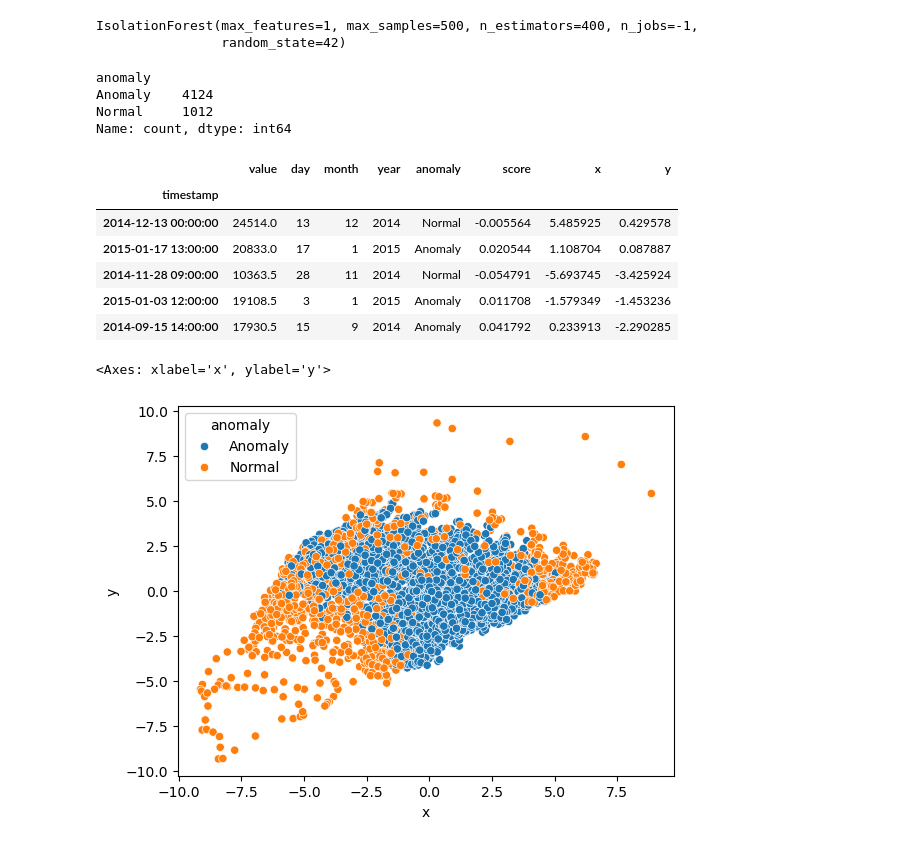
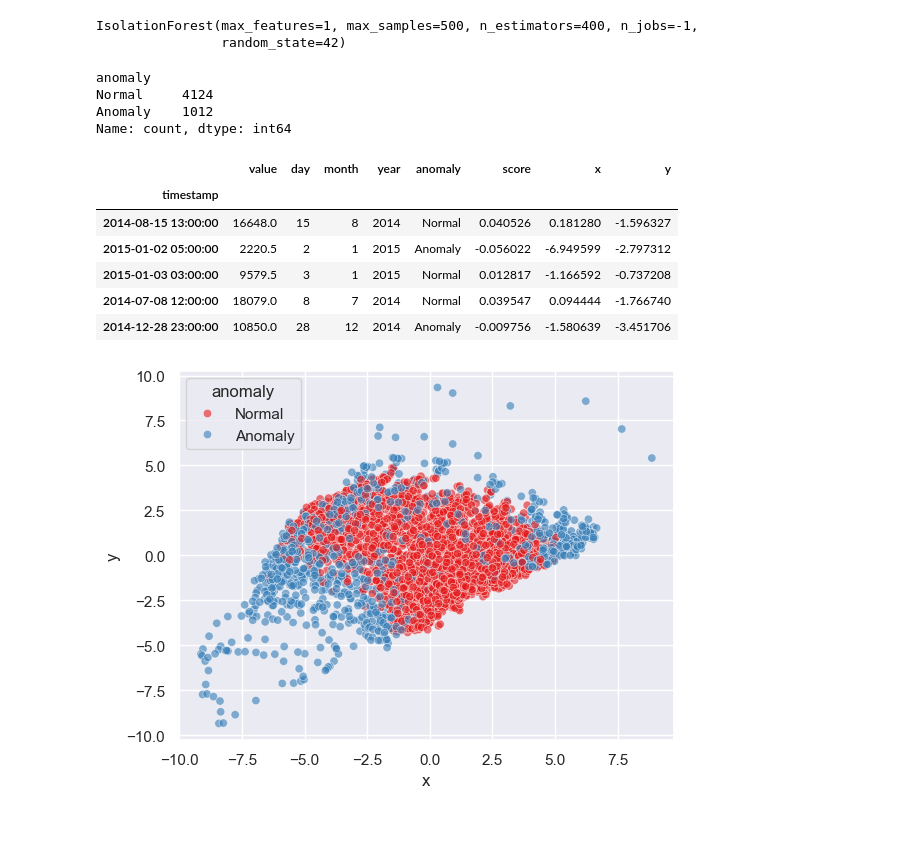
Before and after one commit to iamblack08/anomaly-detection, a Jupyter notebook: main.ipynb, the cells around one changed output. Saved outputs shown, nothing was run; the diff lists cells and outputs as text; code cells hidden in the pictures.

Commit message:
updated test with daily data

```diff
--- a/main.ipynb
+++ b/main.ipynb
@@ -6,6 +6,8 @@ import seaborn as sns
 from sklearn.preprocessing import StandardScaler
 from sklearn.ensemble import IsolationForest
 from sklearn.decomposition import PCA
+# %%
+sns.set_theme(context='notebook',style='darkgrid',palette='Set1')
 # %%
 df= pd.read_csv(r'dataset\realKnownCause\realKnownCause\nyc_taxi.csv')
 # %%
@@ -145,20 +147,20 @@ model.fit(x)
 IsolationForest(max_features=1, max_samples=500, n_estimators=400, n_jobs=-1,
                 random_state=42)
 # %%
-predictions= model.predict(hourly_scaled)
+predictions= model.predict(x)
 # %%
-score= model.decision_function(hourly_scaled)
+score= model.decision_function(x)
 # %%
 hourly['anomaly']= predictions
 hourly['score']= score
 # %%
-hourly['anomaly']= hourly['anomaly'].apply(lambda x : 'anomaly' if x == -1 else 'Normal')
+hourly['anomaly']= hourly['anomaly'].apply(lambda x : 'Anomaly' if x == -1 else 'Normal')
 # %%
 hourly['anomaly'].value_counts()
 # %% [output]
 anomaly
-Anomaly    4124
-Normal     1012
+Normal     4124
+Anomaly    1012
 Name: count, dtype: int64
 # %%
 hourly= hourly[['value','day','month','year','anomaly','score','x','y']]
@@ -167,13 +169,14 @@ hourly.sample(5)
 # %% [output]
 |  | value | day | month | year | anomaly | score | x | y |
 | timestamp |  |  |  |  |  |  |  |  |
-| 2014-12-13 00:00:00 | 24514.0 | 13 | 12 | 2014 | Normal | -0.005564 | 5.485925 | 0.429578 |
-| 2015-01-17 13:00:00 | 20833.0 | 17 | 1 | 2015 | Anomaly | 0.020544 | 1.108704 | 0.087887 |
-| 2014-11-28 09:00:00 | 10363.5 | 28 | 11 | 2014 | Normal | -0.054791 | -5.693745 | -3.425924 |
-| 2015-01-03 12:00:00 | 19108.5 | 3 | 1 | 2015 | Anomaly | 0.011708 | -1.579349 | -1.453236 |
-| 2014-09-15 14:00:00 | 17930.5 | 15 | 9 | 2014 | Anomaly | 0.041792 | 0.233913 | -2.290285 |
+| 2014-08-15 13:00:00 | 16648.0 | 15 | 8 | 2014 | Normal | 0.040526 | 0.181280 | -1.596327 |
+| 2015-01-02 05:00:00 | 2220.5 | 2 | 1 | 2015 | Anomaly | -0.056022 | -6.949599 | -2.797312 |
+| 2015-01-03 03:00:00 | 9579.5 | 3 | 1 | 2015 | Normal | 0.012817 | -1.166592 | -0.737208 |
+| 2014-07-08 12:00:00 | 18079.0 | 8 | 7 | 2014 | Normal | 0.039547 | 0.094444 | -1.766740 |
+| 2014-12-28 23:00:00 | 10850.0 | 28 | 12 | 2014 | Anomaly | -0.009756 | -1.580639 | -3.451706 |
 # %%
-sns.scatterplot(data=hourly, x='x', y='y', hue='anomaly')
+sns.scatterplot(data=hourly, x='x', y='y', hue='anomaly', alpha=0.6)
+
+plt.show()
 # %% [output]
-<Axes: xlabel='x', ylabel='y'>
-[figure, old version]
+[figure, new version]
```
Also changed, not shown: parts of 20 cells of this notebook.
